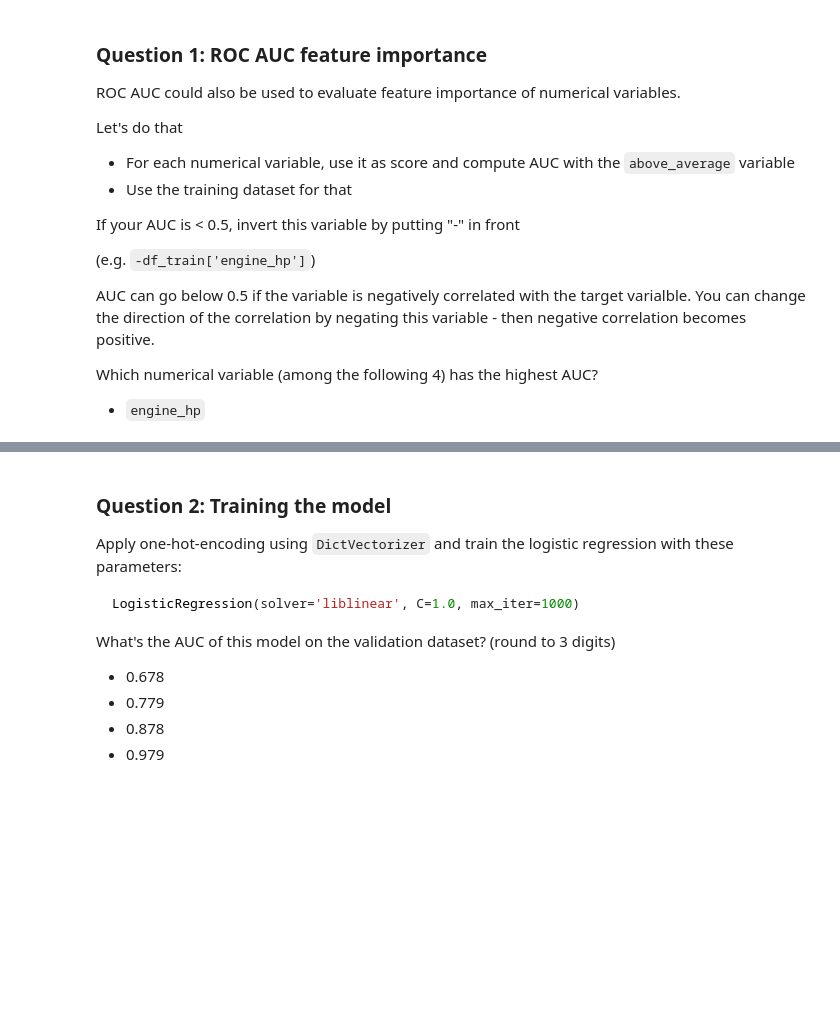
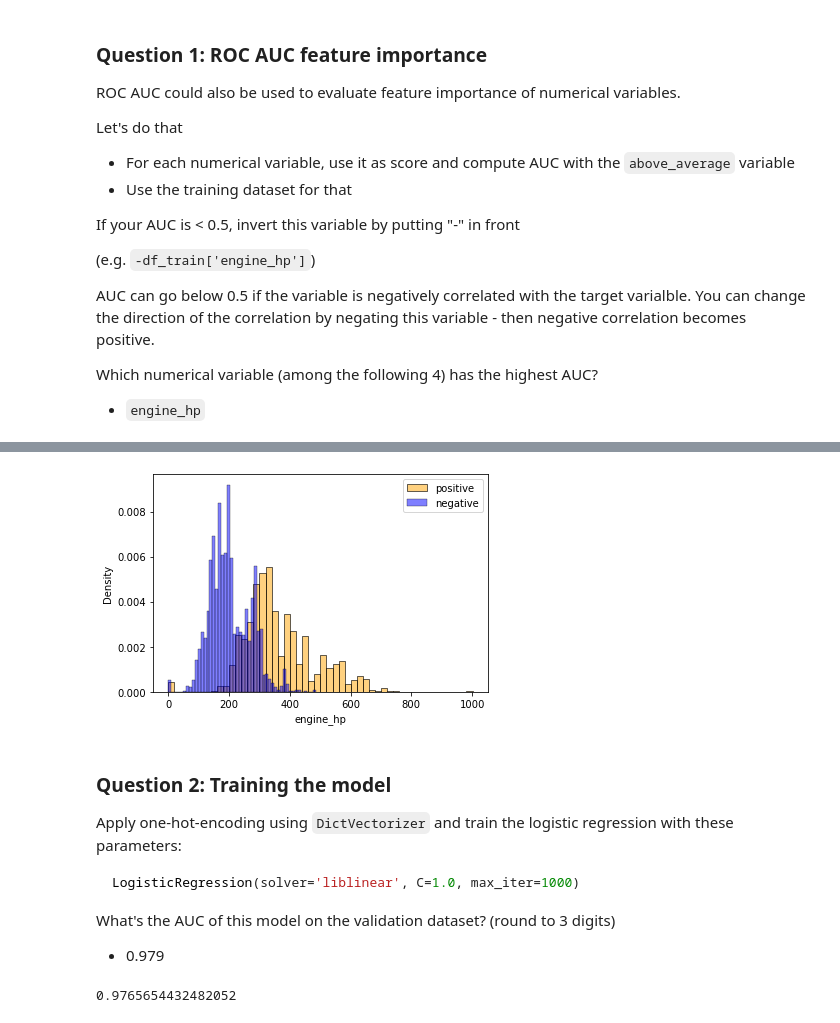
Before and after one commit to Alejobep/machine-learning-zoomcamp, a Jupyter notebook: cohorts/2023/04-evaluation/homework4_ABP.ipynb, the cells around one changed output, grey strips where cells are left out. Cells and saved outputs as stored; diff of their text form; code cells hidden in the pictures; blank space fills up the shorter version.

```diff
--- a/cohorts/2023/04-evaluation/homework4_ABP.ipynb
+++ b/cohorts/2023/04-evaluation/homework4_ABP.ipynb
@@ -67,0 +42,4 @@ full_data.shape
+# %%
+url = 'https://raw.githubusercontent.com/alexeygrigorev/mlbookcamp-code/master/chapter-02-car-price/data.csv'
+full_data = pd.read_csv(url)
+full_data.shape
@@ -204,4 +187,20 @@ city_mpg 0.6734244643245233
 [figure]
+# %%
+import seaborn as sns
+
+sns.histplot(df_train.engine_hp[y_train == 1],
+             stat='density', bins=50,
+             color='orange', alpha=0.5,
+             label='positive')
+sns.histplot(df_train.engine_hp[y_train == 0],
+             stat='density', bins=50,
+             color='blue', alpha=0.5,
+             label='negative')
+
+plt.legend()
+plt.show()
+# %% [output]
+[figure, added]
 # %% [markdown]
 
 ### Question 2: Training the model
@@ -214,7 +213,5 @@ LogisticRegression(solver='liblinear', C=1.0, max_iter=1000)
 
 What's the AUC of this model on the validation dataset? (round to 3 digits)
 
-- 0.678
-- 0.779
-- 0.878
+
 - 0.979
@@ -220,0 +233,4 @@ What's the AUC of this model on the validation dataset? (round to 3 digits)
+# %%
+roc_auc_score(y_val, y_pred)
+# %% [output]
+0.9765654432482052
```
Also changed, not shown: parts of 29 cells of this notebook.
